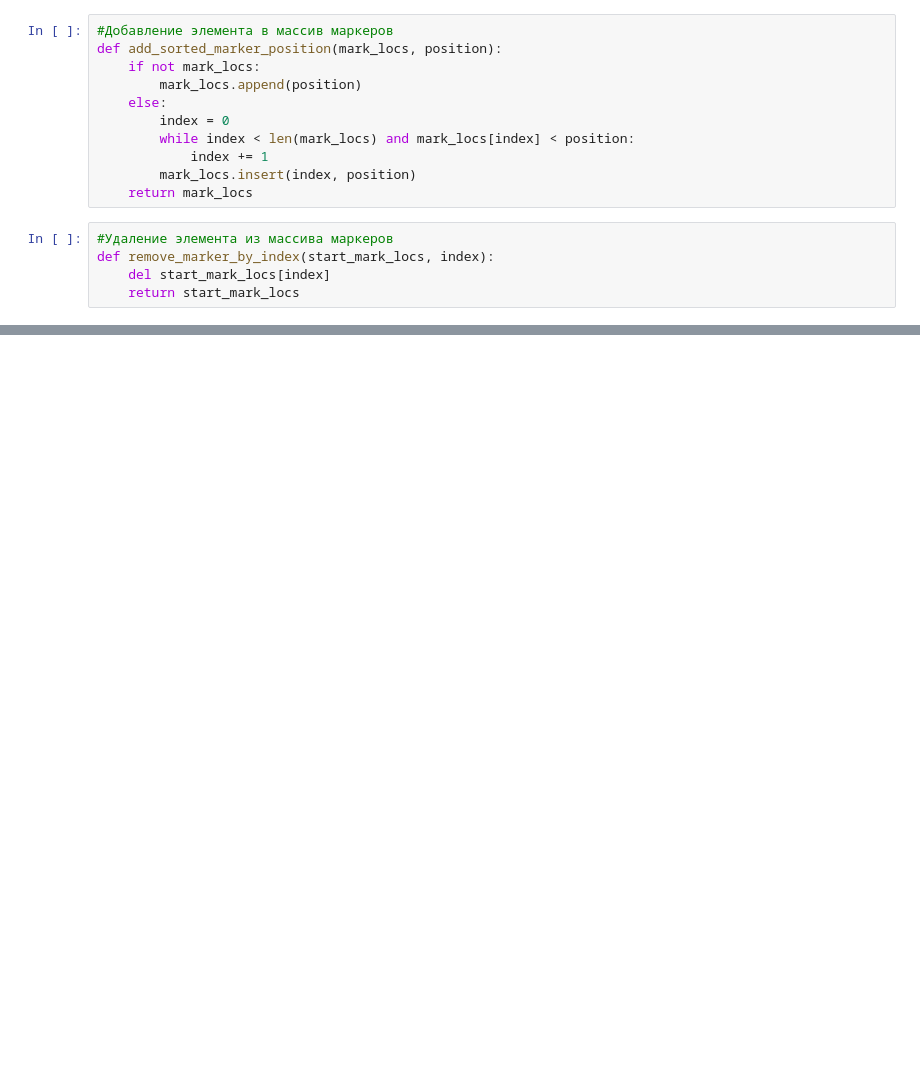
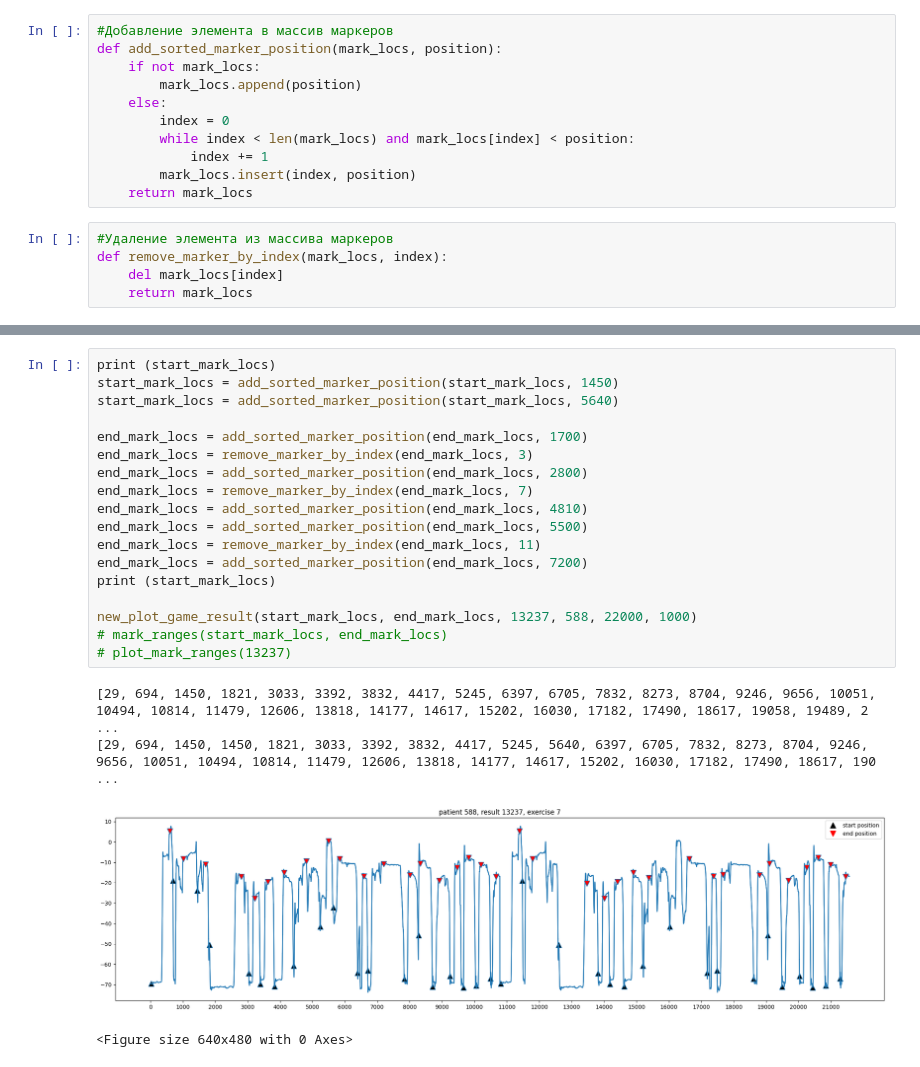
Before and after one commit to sensodevices/imu-gesture-recognition-notebook, a Jupyter notebook: data-prep.ipynb, the cells around one changed output, grey strips where cells are left out. Cells and saved outputs as stored; diff of their text form; blank space fills up the shorter version.

```diff
--- a/data-prep.ipynb
+++ b/data-prep.ipynb
@@ -182,7 +182,7 @@ def add_sorted_marker_position(mark_locs, position):
     return mark_locs
 # %%
 #Удаление элемента из массива маркеров
-def remove_marker_by_index(start_mark_locs, index):
-    del start_mark_locs[index]
-    return start_mark_locs
+def remove_marker_by_index(mark_locs, index):
+    del mark_locs[index]
+    return mark_locs
 # %%
@@ -475,0 +357,23 @@ plot_game_result(13238, 588)
+# %%
+print (start_mark_locs)
+start_mark_locs = add_sorted_marker_position(start_mark_locs, 1450)
+start_mark_locs = add_sorted_marker_position(start_mark_locs, 5640)
+
+end_mark_locs = add_sorted_marker_position(end_mark_locs, 1700)
+end_mark_locs = remove_marker_by_index(end_mark_locs, 3)
+end_mark_locs = add_sorted_marker_position(end_mark_locs, 2800)
+end_mark_locs = remove_marker_by_index(end_mark_locs, 7)
+end_mark_locs = add_sorted_marker_position(end_mark_locs, 4810)
+end_mark_locs = add_sorted_marker_position(end_mark_locs, 5500)
+end_mark_locs = remove_marker_by_index(end_mark_locs, 11)
+end_mark_locs = add_sorted_marker_position(end_mark_locs, 7200)
+print (start_mark_locs)
+
+new_plot_game_result(start_mark_locs, end_mark_locs, 13237, 588, 22000, 1000)
+# mark_ranges(start_mark_locs, end_mark_locs)
+# plot_mark_ranges(13237)
+# %% [output]
+[29, 694, 1450, 1821, 3033, 3392, 3832, 4417, 5245, 6397, 6705, 7832, 8273, 8704, 9246, 9656, 10051, 10494, 10814, 11479, 12606, 13818, 14177, 14617, 15202, 16030, 17182, 17490, 18617, 19058, 19489, 2 ...
+[29, 694, 1450, 1450, 1821, 3033, 3392, 3832, 4417, 5245, 5640, 6397, 6705, 7832, 8273, 8704, 9246, 9656, 10051, 10494, 10814, 11479, 12606, 13818, 14177, 14617, 15202, 16030, 17182, 17490, 18617, 190 ...
+[figure, added]
+<Figure size 640x480 with 0 Axes>
```
Also changed, not shown: parts of 25 cells of this notebook.
